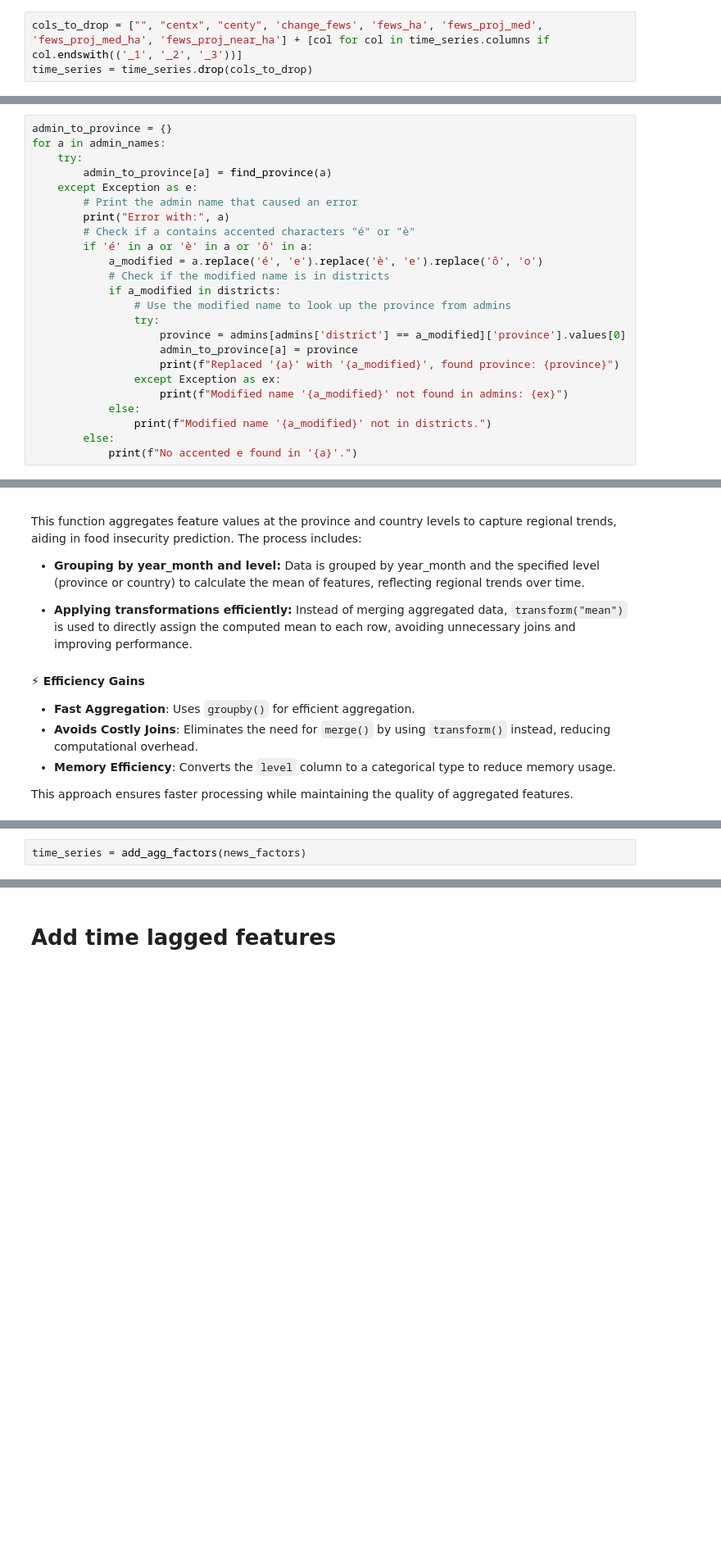
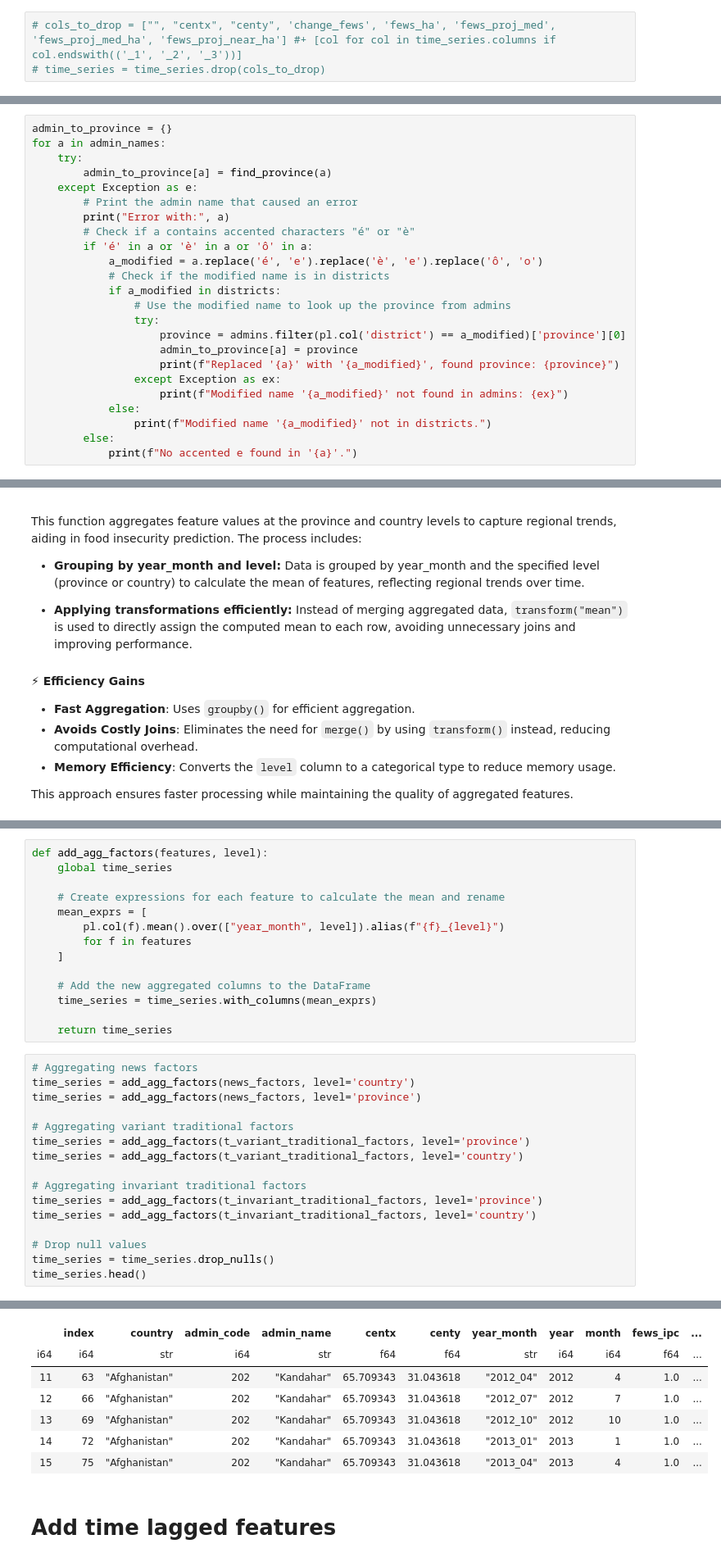
Before and after one commit to Aisha630/Predicting-food-insecurity, a Jupyter notebook: our_implementation_polars.ipynb, the cells around one changed output, grey strips where cells are left out. Shown: that part at 82% size. Cells and saved outputs as stored; diff of their text form; blank space fills up the shorter version.

```diff
--- a/our_implementation_polars.ipynb
+++ b/our_implementation_polars.ipynb
@@ -136,8 +117,8 @@ print("Columns count BEFORE dropping: ", len(time_series.columns))
 # %% [output]
 Columns count BEFORE dropping:  532
 # %%
-cols_to_drop = ["", "centx", "centy", 'change_fews', 'fews_ha', 'fews_proj_med', 'fews_proj_med_ha', 'fews_proj_near_ha'] + [col for col in time_series.columns if col.endswith(('_1', '_2', '_3'))]
-time_series = time_series.drop(cols_to_drop)
+# cols_to_drop = ["", "centx", "centy", 'change_fews', 'fews_ha', 'fews_proj_med', 'fews_proj_med_ha', 'fews_proj_near_ha'] #+ [col for col in time_series.columns if col.endswith(('_1', '_2', '_3'))]
+# time_series = time_series.drop(cols_to_drop)
 # %%
 potential_extra_cols = set(time_series.columns) - set(t_variant_traditional_factors) - set(t_invariant_traditional_factors) - set(news_factors)
 potential_extra_cols = [col for col in potential_extra_cols if not col.endswith(('_1', '_2', '_3'))]
@@ -328,7 +307,7 @@ for a in admin_names:
             if a_modified in districts:
                 # Use the modified name to look up the province from admins
                 try:
-                    province = admins[admins['district'] == a_modified]['province'].values[0]
+                    province = admins.filter(pl.col('district') == a_modified)['province'][0]
                     admin_to_province[a] = province
                     print(f"Replaced '{a}' with '{a_modified}', found province: {province}")
                 except Exception as ex:
@@ -469,2 +468,0 @@ def add_agg_factors(features, level='province'):
-# %%
-time_series = add_agg_factors(news_factors)
@@ -494,0 +469,31 @@ time_series = add_agg_factors(t_invariant_traditional_factors, level='country')
+# %%
+def add_agg_factors(features, level):
+    global time_series
+
+    # Create expressions for each feature to calculate the mean and rename
+    mean_exprs = [
+        pl.col(f).mean().over(["year_month", level]).alias(f"{f}_{level}")
+        for f in features
+    ]
+
+    # Add the new aggregated columns to the DataFrame
+    time_series = time_series.with_columns(mean_exprs)
+
+    return time_series
+# %%
+# Aggregating news factors
+time_series = add_agg_factors(news_factors, level='country')
+time_series = add_agg_factors(news_factors, level='province')
+
+# Aggregating variant traditional factors
+time_series = add_agg_factors(t_variant_traditional_factors, level='province')
+time_series = add_agg_factors(t_variant_traditional_factors, level='country')
+
+# Aggregating invariant traditional factors
+time_series = add_agg_factors(t_invariant_traditional_factors, level='province')
+time_series = add_agg_factors(t_invariant_traditional_factors, level='country')
+
+# Drop null values
+time_series = time_series.drop_nulls()
+time_series.head()
+# %% [output]
@@ -495,2 +501,9 @@ time_series = add_agg_factors(t_invariant_traditional_factors, level='country')
+|  | index | country | admin_code | admin_name | centx | centy | year_month | year | month | fews_ipc | ... |
+| i64 | i64 | str | i64 | str | f64 | f64 | str | i64 | i64 | f64 | ... |
+| 11 | 63 | "Afghanistan" | 202 | "Kandahar" | 65.709343 | 31.043618 | "2012_04" | 2012 | 4 | 1.0 | ... |
+| 12 | 66 | "Afghanistan" | 202 | "Kandahar" | 65.709343 | 31.043618 | "2012_07" | 2012 | 7 | 1.0 | ... |
+| 13 | 69 | "Afghanistan" | 202 | "Kandahar" | 65.709343 | 31.043618 | "2012_10" | 2012 | 10 | 1.0 | ... |
+| 14 | 72 | "Afghanistan" | 202 | "Kandahar" | 65.709343 | 31.043618 | "2013_01" | 2013 | 1 | 1.0 | ... |
+| 15 | 75 | "Afghanistan" | 202 | "Kandahar" | 65.709343 | 31.043618 | "2013_04" | 2013 | 4 | 1.0 | ... |
 # %% [markdown]
 # Add time lagged features
```
Also changed, not shown: parts of 29 cells of this notebook, 1 other file.
